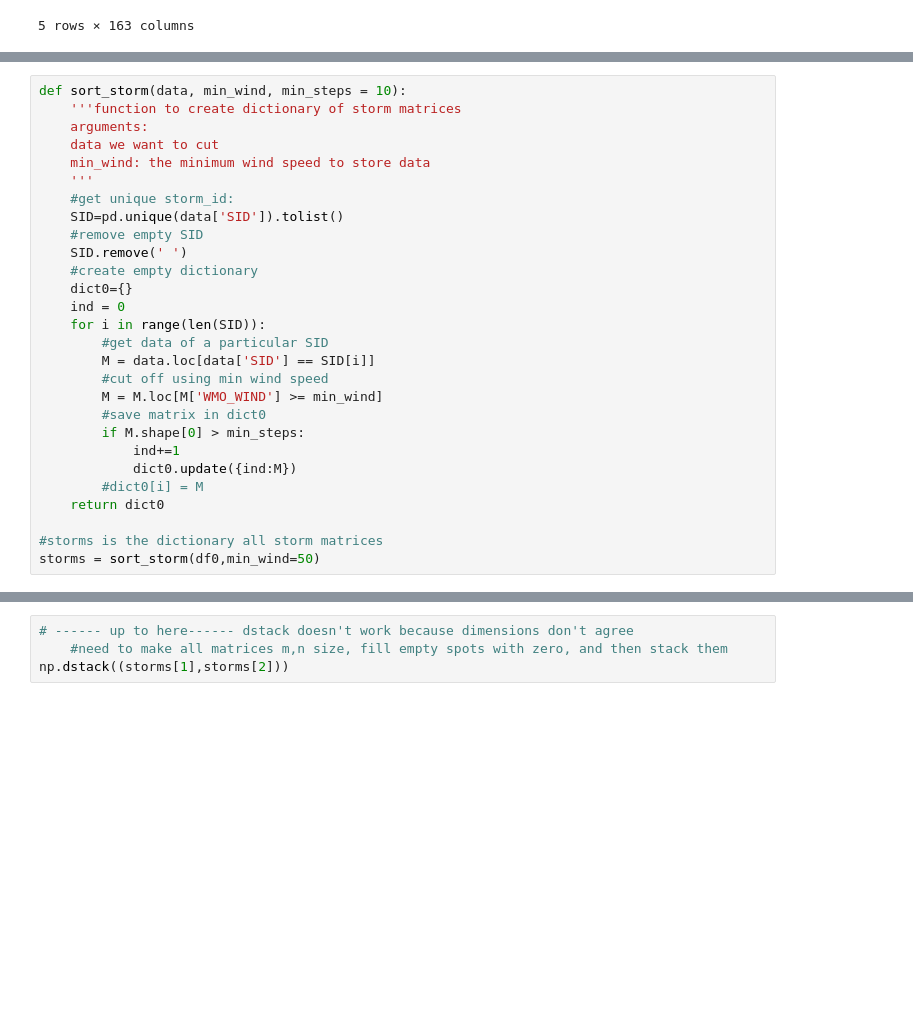
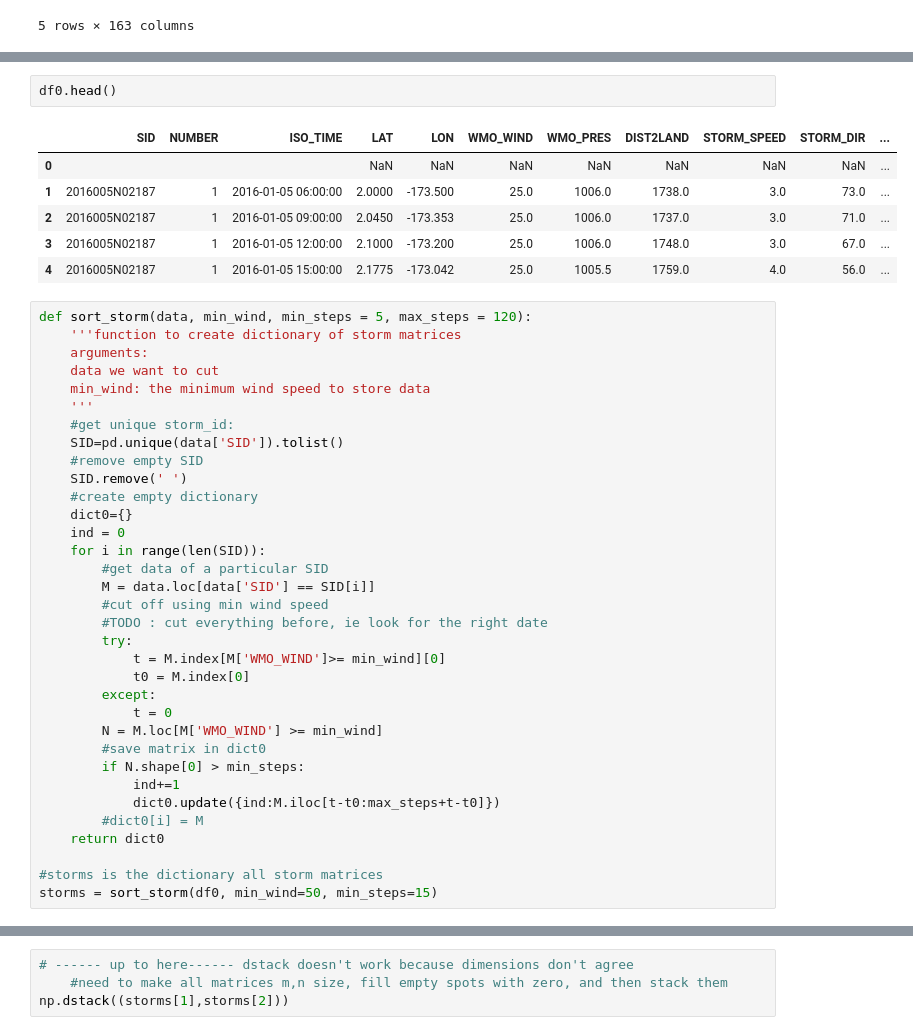
Before and after one commit to leobix/hurricast, a Jupyter notebook: processing_csv.ipynb, the cells around one changed output, grey strips where cells are left out. Drawn from its saved outputs; the diff is of its cells as text; blank space fills up the shorter version.

```diff
--- a/processing_csv.ipynb
+++ b/processing_csv.ipynb
@@ -42,8 +42,17 @@ Try using .loc[row_indexer,col_indexer] = value instead
 
 See the caveats in the documentation: http://pandas.pydata.org/pandas-docs/stable/indexing.html#indexing-view-versus-copy
   # Remove the CWD from sys.path while we load stuff.
+# %%
+df0.head()
+# %% [output]
+|  | SID | NUMBER | ISO_TIME | LAT | LON | WMO_WIND | WMO_PRES | DIST2LAND | STORM_SPEED | STORM_DIR | ... |
+| 0 |  |  |  | NaN | NaN | NaN | NaN | NaN | NaN | NaN | ... |
+| 1 | 2016005N02187 | 1 | 2016-01-05 06:00:00 | 2.0000 | -173.500 | 25.0 | 1006.0 | 1738.0 | 3.0 | 73.0 | ... |
+| 2 | 2016005N02187 | 1 | 2016-01-05 09:00:00 | 2.0450 | -173.353 | 25.0 | 1006.0 | 1737.0 | 3.0 | 71.0 | ... |
+| 3 | 2016005N02187 | 1 | 2016-01-05 12:00:00 | 2.1000 | -173.200 | 25.0 | 1006.0 | 1748.0 | 3.0 | 67.0 | ... |
+| 4 | 2016005N02187 | 1 | 2016-01-05 15:00:00 | 2.1775 | -173.042 | 25.0 | 1005.5 | 1759.0 | 4.0 | 56.0 | ... |
 # %%
-def sort_storm(data, min_wind, min_steps = 10):
+def sort_storm(data, min_wind, min_steps = 5, max_steps = 120):
     '''function to create dictionary of storm matrices
     arguments:
     data we want to cut
@@ -60,16 +69,22 @@ def sort_storm(data, min_wind, min_steps = 10):
         #get data of a particular SID
         M = data.loc[data['SID'] == SID[i]]
         #cut off using min wind speed
-        M = M.loc[M['WMO_WIND'] >= min_wind]
+        #TODO : cut everything before, ie look for the right date
+        try:
+            t = M.index[M['WMO_WIND']>= min_wind][0]
+            t0 = M.index[0]
+        except:
+            t = 0
+        N = M.loc[M['WMO_WIND'] >= min_wind]
         #save matrix in dict0
-        if M.shape[0] > min_steps:
+        if N.shape[0] > min_steps:
             ind+=1
-            dict0.update({ind:M})
+            dict0.update({ind:M.iloc[t-t0:max_steps+t-t0]})
         #dict0[i] = M
     return dict0
 
 #storms is the dictionary all storm matrices
-storms = sort_storm(df0,min_wind=50)
+storms = sort_storm(df0, min_wind=50, min_steps=15)
 # %%
 #function to calculate tensor shape
     #input: dictionary of storm data
```
Also changed, not shown: parts of 4 cells of this notebook.
